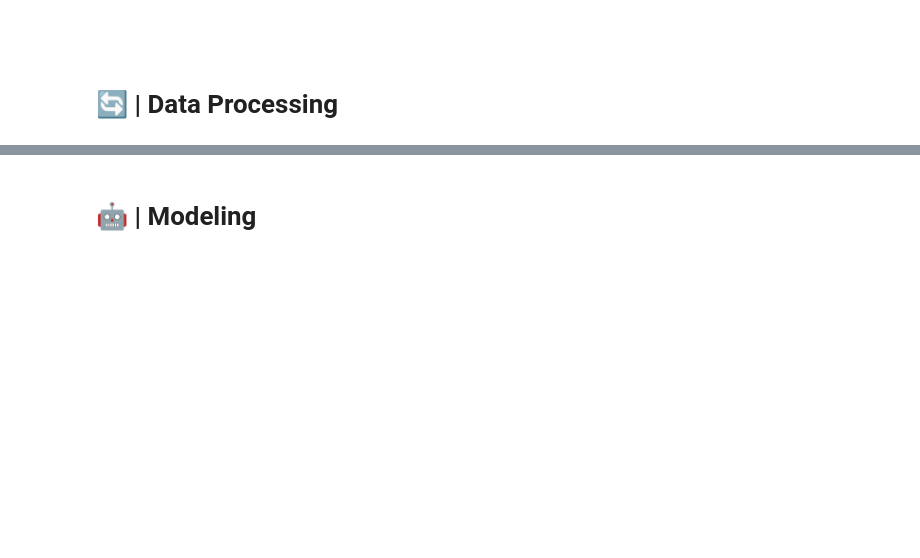
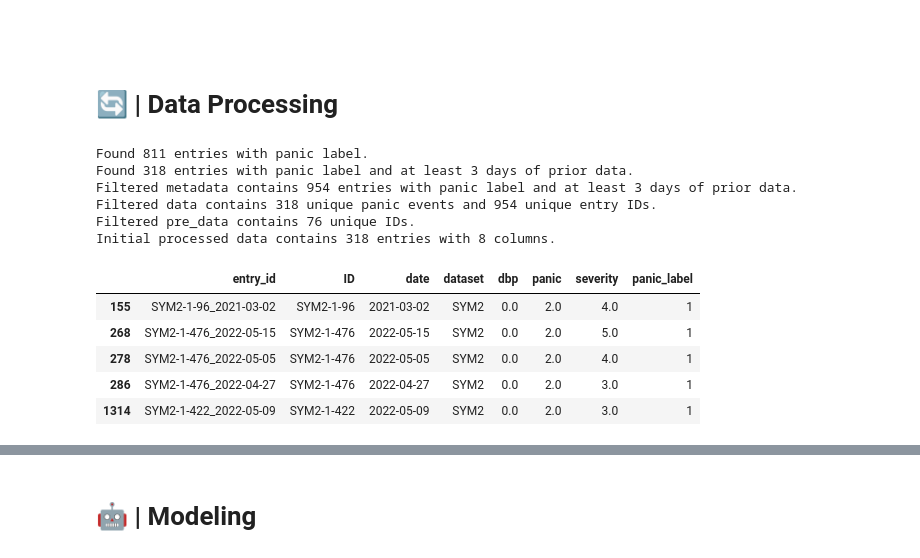
Before and after one commit to cyshin971/Panic-Project-DHLAB, a Jupyter notebook: cys/severity_multiclass_pycaret.ipynb, the cells around one changed output, grey strips where cells are left out. Drawn from its saved outputs; the diff is of its cells as text; code cells hidden in the pictures; blank space fills up the shorter version.

Commit message:
data pipeline v2.0

```diff
--- a/cys/severity_multiclass_pycaret.ipynb
+++ b/cys/severity_multiclass_pycaret.ipynb
@@ -97,35 +146,48 @@ display(patient_data.head(5))
 dbp_param = 3
 
 filtered_metadata = create_empty_df()
 filtered_pre_data = create_empty_df()
 proc_data_init = create_empty_df()
 
 filtered_panic_metadata = metadata[metadata['panic_label'] == 1].copy()
 print(f"Found {len(filtered_panic_metadata)} entries with panic label.")
 filtered_panic_metadata_entry_ids = filtered_panic_metadata[filtered_panic_metadata[f'valid_entry_{dbp_param}'] == 1]['entry_id'].unique()
 
 proc_data_init = metadata[metadata['entry_id'].isin(filtered_panic_metadata_entry_ids)].copy()
 
 print(f"Found {len(filtered_panic_metadata_entry_ids)} entries with panic label and at least {dbp_param} days of prior data.")
 filtered_metadata = metadata[metadata['ref_event_id'].isin(filtered_panic_metadata_entry_ids)].copy()
 print(f"Filtered metadata contains {len(filtered_metadata)} entries with panic label and at least {dbp_param} days of prior data.")
 unique_dbp = filtered_metadata['dbp'].unique()
-if len(unique_dbp) != 3:
-	raise ValueError(f"Expected 3 unique DBP values, found {len(unique_dbp)}: {unique_dbp}")
+if len(unique_dbp) != dbp_param:
+	raise ValueError(f"Expected {dbp_param} unique DBP values, found {len(unique_dbp)}: {unique_dbp}")
 del filtered_panic_metadata, filtered_panic_metadata_entry_ids, unique_dbp
 
 filtered_entry_ids = filtered_metadata['entry_id'].unique()
 filtered_panic_entry_ids = filtered_metadata['ref_event_id'].unique()
 filtered_pre_data = pre_data[pre_data['entry_id'].isin(filtered_entry_ids)].copy()
 if len(filtered_pre_data) != len(filtered_metadata):
 	raise ValueError(f"Filtered pre_data length {len(filtered_pre_data)} does not match filtered_metadata length {len(filtered_metadata)}")
 print(f"Filtered data contains {len(filtered_panic_entry_ids)} unique panic events and {len(filtered_entry_ids)} unique entry IDs.")
 print(f"Filtered pre_data contains {len(filtered_pre_data['ID'].unique())} unique IDs.")
 del filtered_entry_ids
 
 proc_data_init = proc_data_init[features_dict['id']+features_dict['label']].copy()
 print(f"Initial processed data contains {len(proc_data_init)} entries with {len(proc_data_init.columns)} columns.")
 display(proc_data_init.head(5))
+# %% [output]
+Found 811 entries with panic label.
+Found 318 entries with panic label and at least 3 days of prior data.
+Filtered metadata contains 954 entries with panic label and at least 3 days of prior data.
+Filtered data contains 318 unique panic events and 954 unique entry IDs.
+Filtered pre_data contains 76 unique IDs.
+Initial processed data contains 318 entries with 8 columns.
+|  | entry_id | ID | date | dataset | dbp | panic | severity | panic_label |
+| 155 | SYM2-1-96_2021-03-02 | SYM2-1-96 | 2021-03-02 | SYM2 | 0.0 | 2.0 | 4.0 | 1 |
+| 268 | SYM2-1-476_2022-05-15 | SYM2-1-476 | 2022-05-15 | SYM2 | 0.0 | 2.0 | 5.0 | 1 |
+| 278 | SYM2-1-476_2022-05-05 | SYM2-1-476 | 2022-05-05 | SYM2 | 0.0 | 2.0 | 4.0 | 1 |
+| 286 | SYM2-1-476_2022-04-27 | SYM2-1-476 | 2022-04-27 | SYM2 | 0.0 | 2.0 | 3.0 | 1 |
+| 1314 | SYM2-1-422_2022-05-09 | SYM2-1-422 | 2022-05-09 | SYM2 | 0.0 | 2.0 | 3.0 | 1 |
 # %%
 proc_data_int = create_empty_df()
 proc_data_int = proc_data_init.copy()
```
Also changed, not shown: parts of 11 cells of this notebook, 3 other files.
